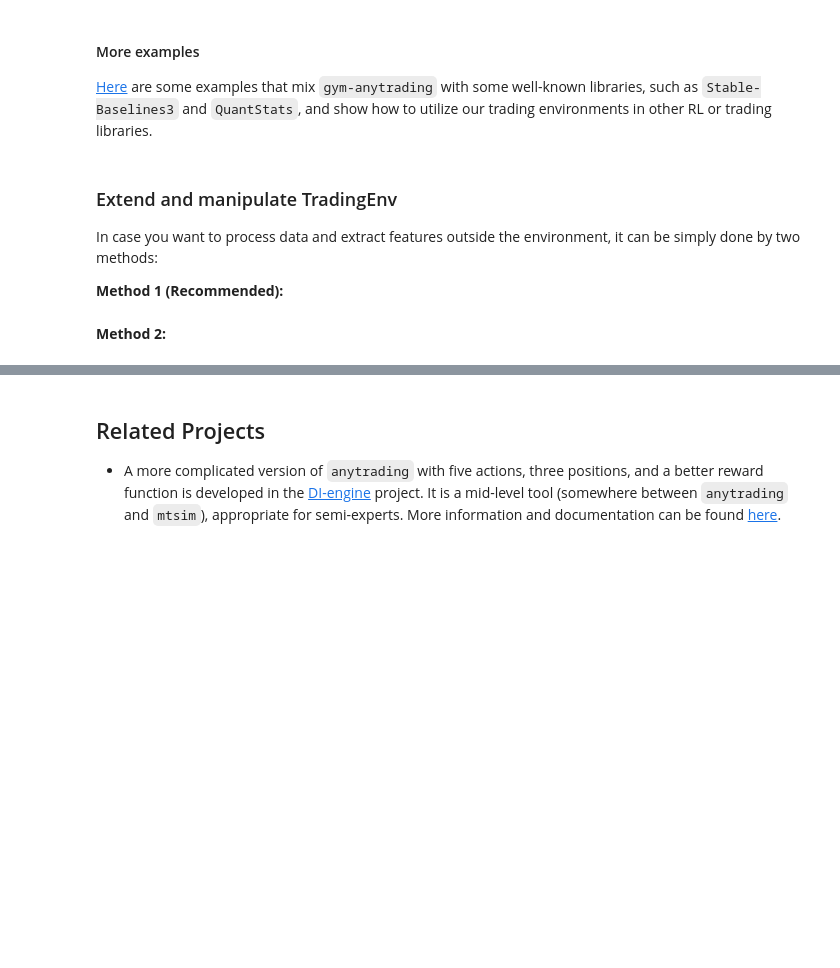
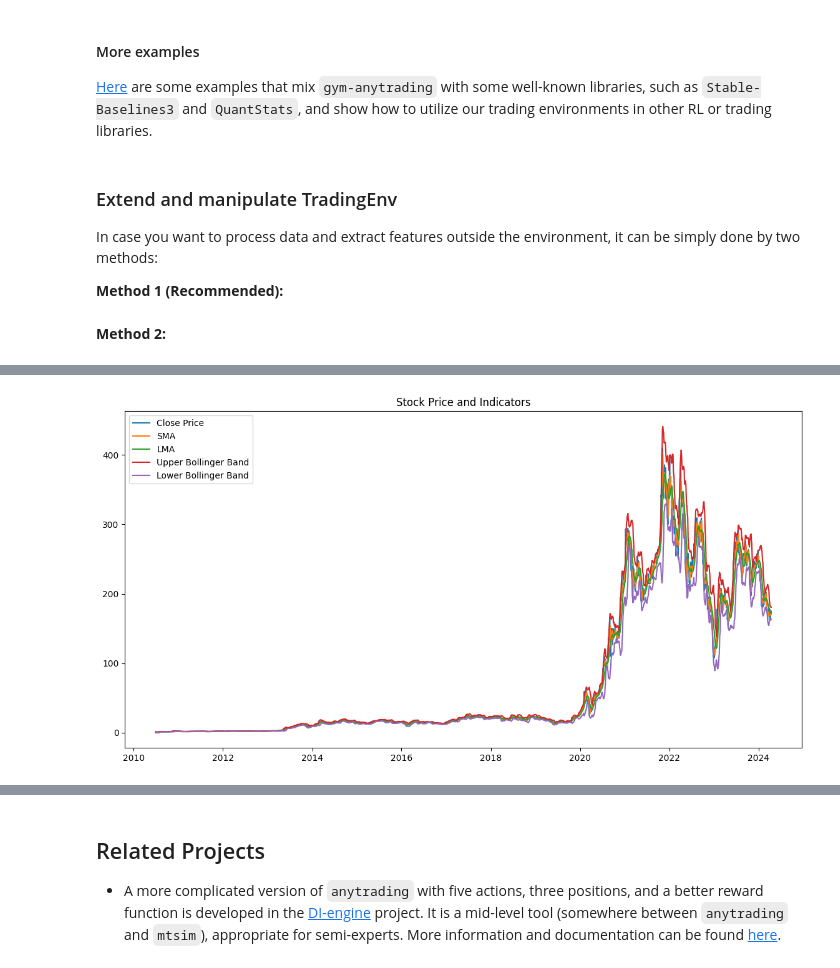
Before and after one commit to ChopinNo3Op9/RL-Based-Gym-Trading, a Jupyter notebook: examples/try.ipynb, the cells around one changed output, grey strips where cells are left out. Cells and saved outputs as stored; diff of their text form; code cells hidden in the pictures; blank space fills up the shorter version.

```diff
--- a/examples/try.ipynb
+++ b/examples/try.ipynb
@@ -445,0 +324,99 @@ array([[1.59266698, 1.26666701, 1.66666698, 1.16933298],
+# %%
+def calculate_bollinger_bands(prices, window=20, num_std=2):
+    """ Calculate Bollinger Bands. """
+    rolling_mean = prices.rolling(window).mean()
+    rolling_std = prices.rolling(window).std()
+    upper_band = rolling_mean + (rolling_std * num_std)
+    lower_band = rolling_mean - (rolling_std * num_std)
+    return upper_band, lower_band
+
+def calculate_vwap(df):
+    """ Calculate Volume-Weighted Average Price. """
+    vwap = (df['Close'] * df['Volume']).cumsum() / df['Volume'].cumsum()
+    return vwap
+
+def calculate_stochastic_oscillator(df, window=14):
+    """ Calculate Stochastic Oscillator. """
+    low_min = df['Low'].rolling(window).min()
+    high_max = df['High'].rolling(window).max()
+    stoch = ((df['Close'] - low_min) / (high_max - low_min)) * 100
+    return stoch
+
+def calculate_obv(df):
+    """ Calculate On-Balance Volume. """
+    obv = (np.sign(df['Close'].diff()) * df['Volume']).fillna(0).cumsum()
+    return obv
+
+def my_process_data(df, window_size, frame_bound, indicators=None, verbose=False, plot=False):
+    start, end = frame_bound[0] - window_size, frame_bound[1]
+    window_df = df[start:end].copy()
+
+    if indicators is None:
+        indicators = ['SMA', 'LMA', 'RSI', 'MACD', 'Bollinger', 'VWAP', 'Stochastic', 'OBV']
+        # indicators = ['SMA']
+
+    # Indicator calculations
+    if 'SMA' in indicators:
+        window_df['SMA'] = window_df['Close'].rolling(window=5).mean()
+    if 'LMA' in indicators:
+        window_df['LMA'] = window_df['Close'].rolling(window=20).mean()
+    if 'RSI' in indicators:
+        delta = window_df['Close'].diff()
+        gain = delta.clip(lower=0).rolling(window=14).mean()
+        loss = (-delta).clip(lower=0).rolling(window=14).mean()
+        rs = gain / loss
+        window_df['RSI'] = 100 - (100 / (1 + rs))
+    if 'MACD' in indicators:
+        window_df['EMA12'] = window_df['Close'].ewm(span=12, adjust=False).mean()
+        window_df['EMA26'] = window_df['Close'].ewm(span=26, adjust=False).mean()
+        window_df['MACD'] = window_df['EMA12'] - window_df['EMA26']
+        window_df['Signal_Line'] = window_df['MACD'].ewm(span=9, adjust=False).mean()
+    if 'Bollinger' in indicators:
+        window_df['Upper_BB'], window_df['Lower_BB'] = calculate_bollinger_bands(window_df['Close'])
+    if 'VWAP' in indicators:
+        window_df['VWAP'] = calculate_vwap(window_df)
+    if 'Stochastic' in indicators:
+        window_df['Stochastic'] = calculate_stochastic_oscillator(window_df)
+    if 'OBV' in indicators:
+        window_df['OBV'] = calculate_obv(window_df)
+
+    window_df.fillna(0, inplace=True)
+
+    if plot:
+        plt.figure(figsize=(14, 7))
+        plt.plot(window_df['Close'], label='Close Price')
+        if 'SMA' in indicators:
+            plt.plot(window_df['SMA'], label='SMA')
+        if 'LMA' in indicators:
+            plt.plot(window_df['LMA'], label='LMA')
+        if 'Bollinger' in indicators:
+            plt.plot(window_df['Upper_BB'], label='Upper Bollinger Band')
+            plt.plot(window_df['Lower_BB'], label='Lower Bollinger Band')
+        plt.title('Stock Price and Indicators')
+        plt.legend()
+        plt.show()
+
+    # Selecting features for return
+    features = window_df.loc[:, window_df.columns != 'Volume']  # Exclude volume if not specifically needed
+    signal_features = features.values.astype(np.float32)
+
+    if verbose:
+        print("Features at the end of the window:", features.iloc[-1])
+
+    return window_df['Close'].values.astype(np.float32), signal_features
+
+class MyStocksEnv(StocksEnv):
+    def __init__(self, prices, signal_features, **kwargs):
+        self._prices = prices
+        self._signal_features = signal_features
+        super().__init__(**kwargs)
+
+    def _process_data(self):
+        return self._prices, self._signal_features
+
+# Usage example
+data = tsla_data
+prices, signal_features = my_process_data(data, window_size=30, frame_bound=(30, len(data)), verbose=True, plot=True)
+env = MyStocksEnv(prices, signal_features, df=data, window_size=30, frame_bound=(30, len(data)))
+# %% [output]
+[figure, added]
```
Also changed, not shown: parts of 20 cells of this notebook.
